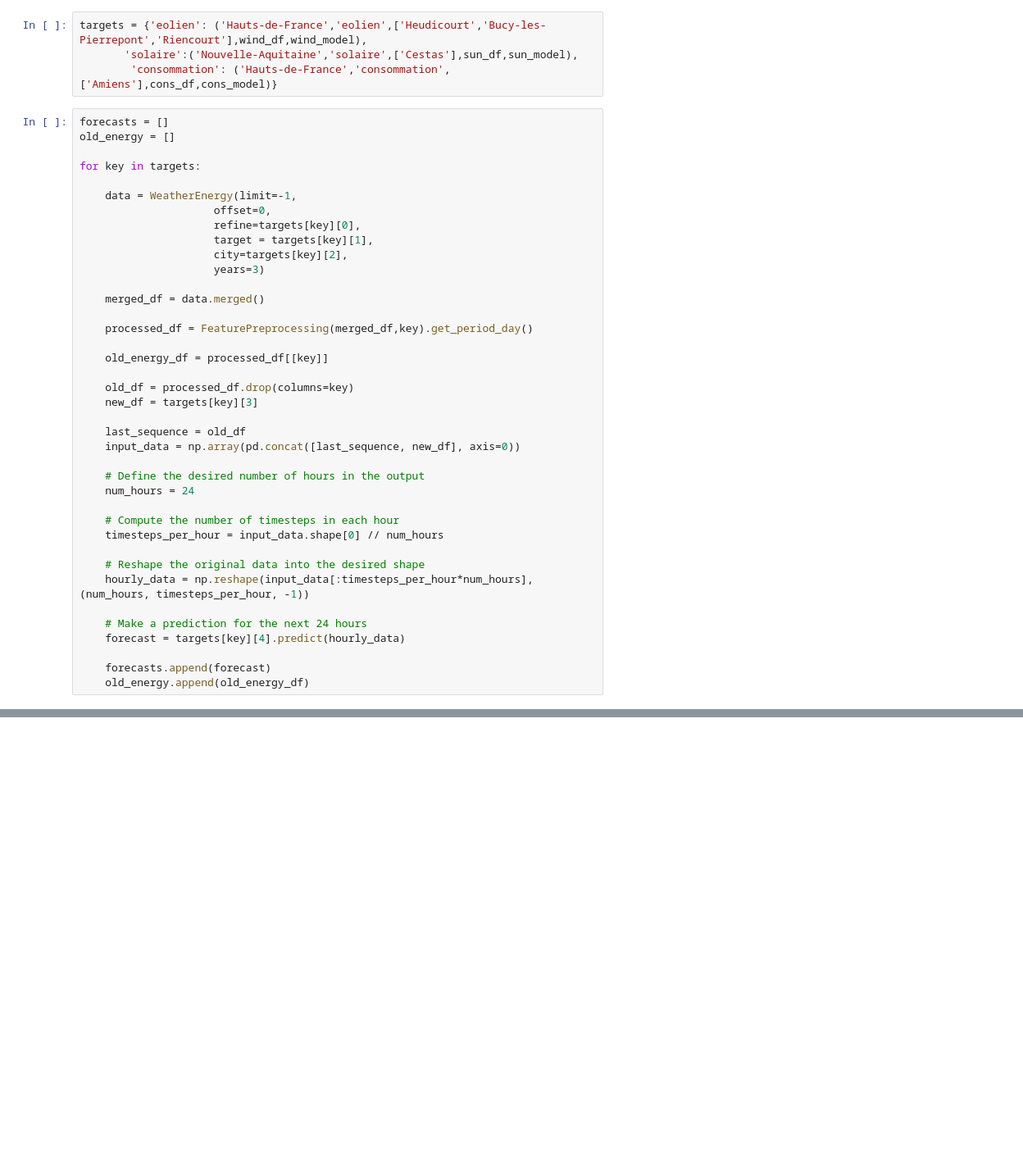
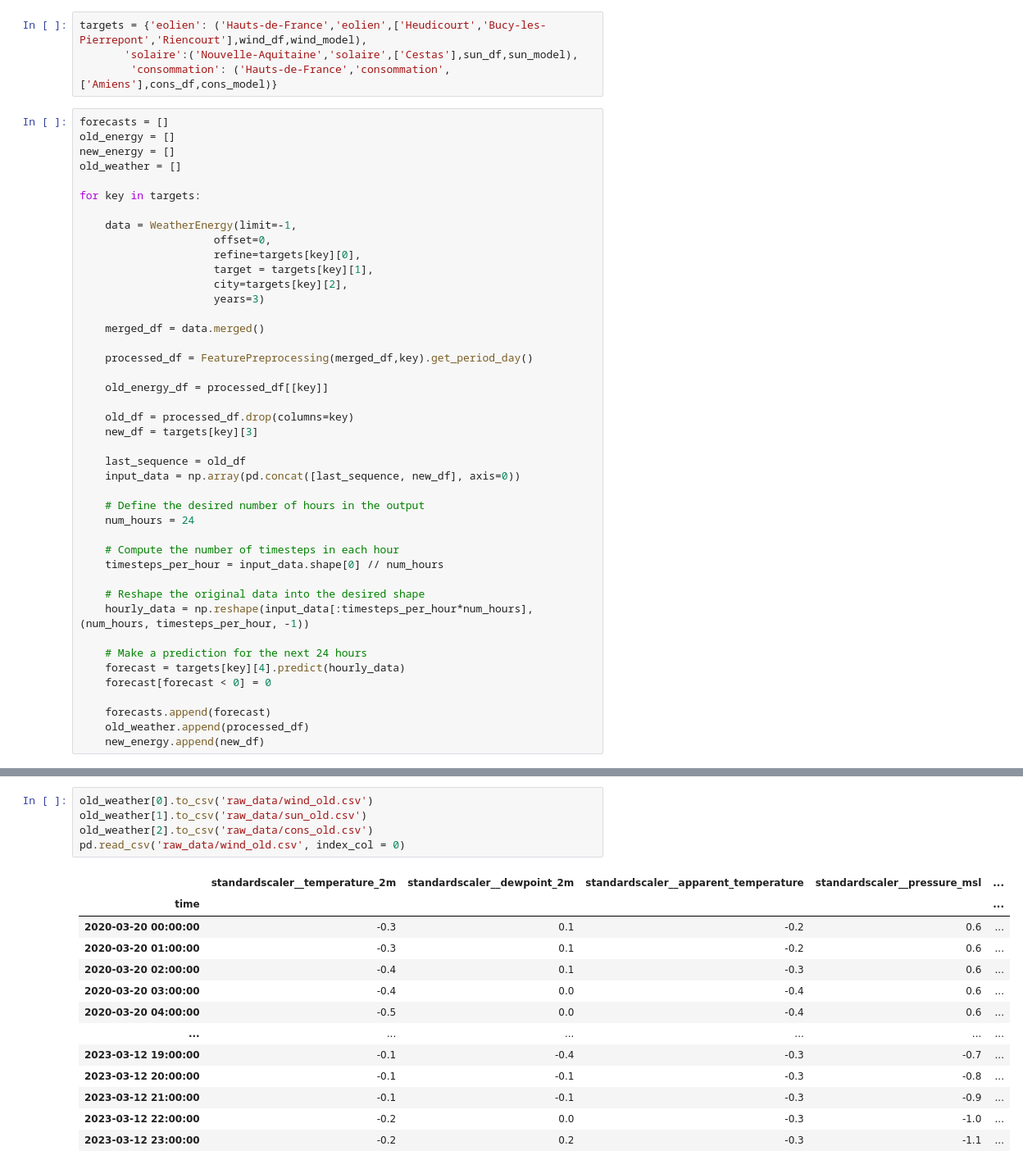
Before and after one commit to sudomarcel/electroprophet, a Jupyter notebook: notebooks/caiovnd_electroprophet.ipynb, the cells around one changed output, grey strips where cells are left out. Shown: that part at 82% size. Drawn from its saved outputs; the diff is of its cells as text; blank space fills up the shorter version.

```diff
--- a/notebooks/caiovnd_electroprophet.ipynb
+++ b/notebooks/caiovnd_electroprophet.ipynb
@@ -965,6 +965,8 @@ targets = {'eolien': ('Hauts-de-France','eolien',['Heudicourt','Bucy-les-Pierrep
 # %%
 forecasts = []
 old_energy = []
+new_energy = []
+old_weather = []
 
 for key in targets:
 
@@ -998,7 +1000,9 @@ for key in targets:
 
     # Make a prediction for the next 24 hours
     forecast = targets[key][4].predict(hourly_data)
+    forecast[forecast < 0] = 0
 
     forecasts.append(forecast)
-    old_energy.append(old_energy_df)
+    old_weather.append(processed_df)
+    new_energy.append(new_df)
 # %% [output]
@@ -1007,0 +1012,19 @@ for key in targets:
+# %%
+old_weather[0].to_csv('raw_data/wind_old.csv')
+old_weather[1].to_csv('raw_data/sun_old.csv')
+old_weather[2].to_csv('raw_data/cons_old.csv')
+pd.read_csv('raw_data/wind_old.csv', index_col = 0)
+# %% [output]
+|  | standardscaler__temperature_2m | standardscaler__dewpoint_2m | standardscaler__apparent_temperature | standardscaler__pressure_msl | ... |
+| time |  |  |  |  | ... |
+| 2020-03-20 00:00:00 | -0.3 | 0.1 | -0.2 | 0.6 | ... |
+| 2020-03-20 01:00:00 | -0.3 | 0.1 | -0.2 | 0.6 | ... |
+| 2020-03-20 02:00:00 | -0.4 | 0.1 | -0.3 | 0.6 | ... |
+| 2020-03-20 03:00:00 | -0.4 | 0.0 | -0.4 | 0.6 | ... |
+| 2020-03-20 04:00:00 | -0.5 | 0.0 | -0.4 | 0.6 | ... |
+| ... | ... | ... | ... | ... | ... |
+| 2023-03-12 19:00:00 | -0.1 | -0.4 | -0.3 | -0.7 | ... |
+| 2023-03-12 20:00:00 | -0.1 | -0.1 | -0.3 | -0.8 | ... |
+| 2023-03-12 21:00:00 | -0.1 | -0.1 | -0.3 | -0.9 | ... |
+| 2023-03-12 22:00:00 | -0.2 | 0.0 | -0.3 | -1.0 | ... |
+| 2023-03-12 23:00:00 | -0.2 | 0.2 | -0.3 | -1.1 | ... |
```
Also changed, not shown: parts of 11 cells of this notebook, 1 other file.
